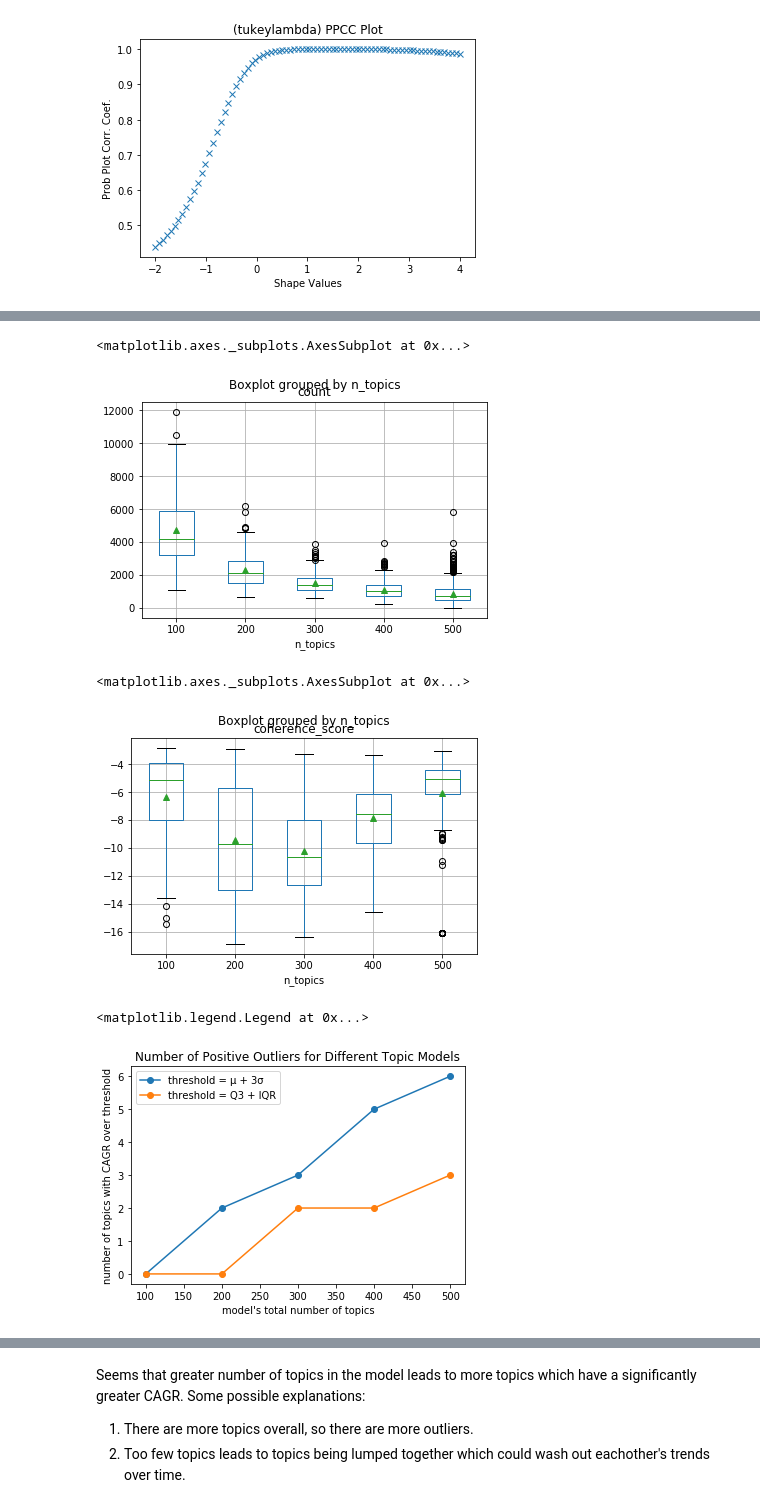
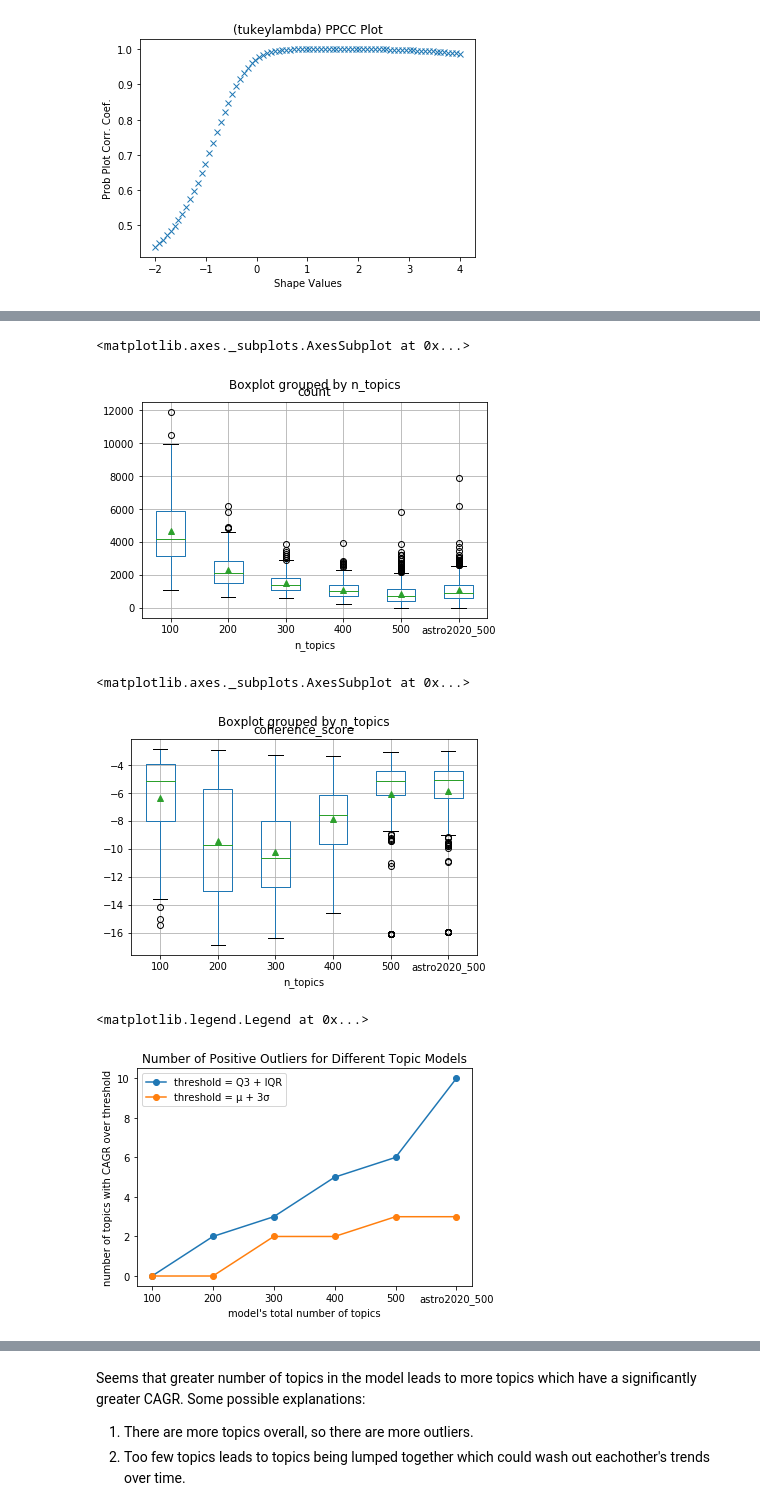
Before and after one commit to abuonomo/topic-emergence-ADS, a Jupyter notebook: notebook/arb-alchemy-07-astro2010-inference.ipynb, the cells around one changed output, grey strips where cells are left out. Drawn from its saved outputs; the diff is of its cells as text; code cells hidden in the pictures.

```diff
--- a/notebook/arb-alchemy-07-astro2010-inference.ipynb
+++ b/notebook/arb-alchemy-07-astro2010-inference.ipynb
@@ -15,6 +15,7 @@ chars_locs = {
     300: 'http://3.90.70.101:8000/arb-blacklist-08-03-2020/topic_model300_weight_and_threshold0.05/time_series_characteristics.csv',
     400: 'http://3.90.70.101:8000/arb-blacklist-08-03-2020/topic_model400_weight_and_threshold0.05/time_series_characteristics.csv',
     500: 'http://3.90.70.101:8000/arb-blacklist-08-03-2020/topic_model500_weight_and_threshold0.05/time_series_characteristics.csv',
+    "astro2020_500": 'http://3.90.70.101:8000/arb-astro2020-09-10-2020/topic_model500/time_series_characteristics.csv',
 }
 # %%
 agg_df = pd.DataFrame()
@@ -106,12 +109,12 @@ fig = plt.gcf()
 agg_df.boxplot('count', by='n_topics', showmeans=True)
 # %% [output]
 <matplotlib.axes._subplots.AxesSubplot at 0x...>
-[figure, old version]
+[figure, new version]
 # %%
 agg_df.boxplot('coherence_score', by='n_topics', showmeans=True)
 # %% [output]
 <matplotlib.axes._subplots.AxesSubplot at 0x...>
-[figure, old version]
+[figure, new version]
 # %%
 tn_topics = []
 topic_n_outliers = []
@@ -134,12 +137,12 @@ for n_topics, _ in chars_locs.items():
 
     tn_topics.append(n_topics)
 # %%
-plt.plot(tn_topics, topic_n_outliers, marker='o', label=f'threshold = μ + 3σ')
-plt.plot(tn_topics, topic_n_threesigs, marker='o', label=f'threshold = Q3 + IQR')
+plt.plot(tn_topics, topic_n_outliers, marker='o', label=f'threshold = Q3 + IQR')
+plt.plot(tn_topics, topic_n_threesigs, marker='o', label=f'threshold = μ + 3σ')
 plt.xlabel('model\'s total number of topics')
 plt.ylabel('number of topics with CAGR over threshold')
 plt.title('Number of Positive Outliers for Different Topic Models')
 plt.legend()
 # %% [output]
 <matplotlib.legend.Legend at 0x...>
-[figure, old version]
+[figure, new version]
```
Also changed, not shown: parts of 10 cells of this notebook, 1 other file.
